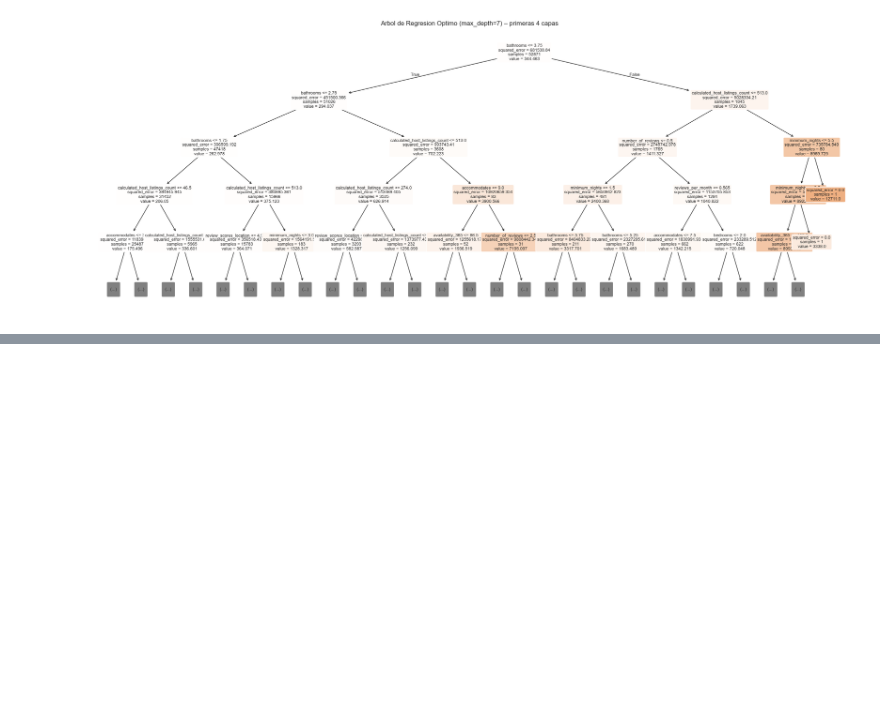
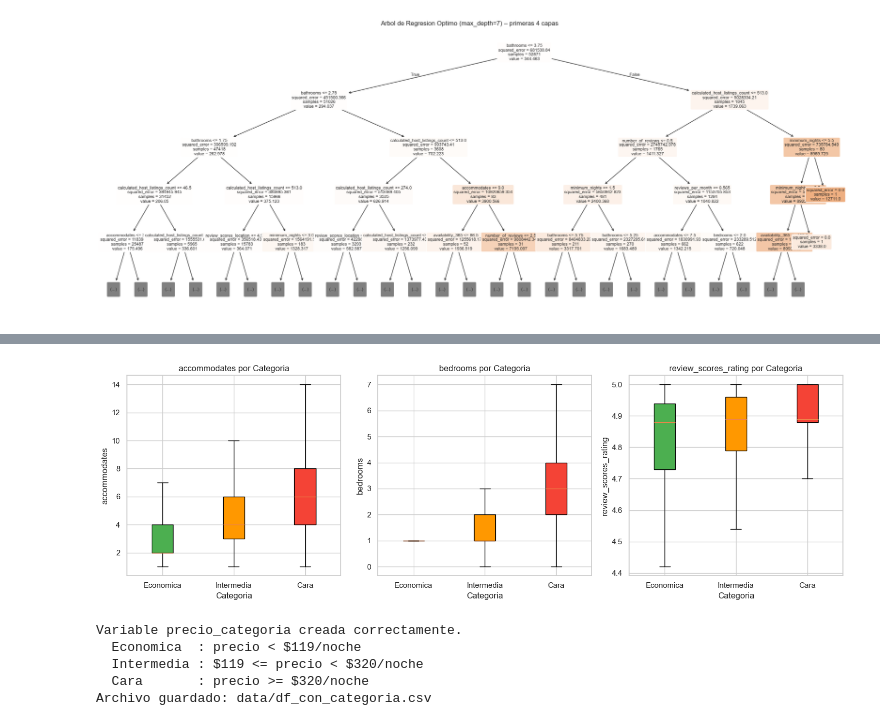
Before and after one commit to AleWWH1104/Lab4-md, a Jupyter notebook: Lab4-md.ipynb, the cells around one changed output, grey strips where cells are left out. Cells and saved outputs as stored; diff of their text form; code cells hidden in the pictures; blank space fills up the shorter version.

```diff
--- a/Lab4-md.ipynb
+++ b/Lab4-md.ipynb
@@ -885,0 +1113,34 @@ plt.show()
+# %%
+# Relación entre categoría y variables clave (confirma coherencia de los cortes)
+vars_check = ['accommodates', 'bedrooms', 'review_scores_rating']
+vars_check  = [v for v in vars_check if v in df_procesado.columns]
+
+fig, axes = plt.subplots(1, len(vars_check), figsize=(15, 5))
+for i, var in enumerate(vars_check):
+    data_plot = [df_procesado[df_procesado['precio_categoria'] == c][var].dropna() for c in orden]
+    bp = axes[i].boxplot(data_plot, labels=orden, patch_artist=True, showfliers=False)
+    for patch, cat in zip(bp['boxes'], orden):
+        patch.set_facecolor(colores_cat[cat])
+    axes[i].set_title(f'{var} por Categoria')
+    axes[i].set_xlabel('Categoria')
+    axes[i].set_ylabel(var)
+
+plt.tight_layout()
+plt.show()
+# %% [output]
+[figure, added]
+# %%
+# Guardar dataset con la nueva variable para los ejercicios 10–15
+df_procesado.to_csv('data/df_con_categoria.csv', index=False)
+
+print('Variable precio_categoria creada correctamente.')
+print(f'  Economica  : precio < ${p25:.0f}/noche')
+print(f'  Intermedia : ${p25:.0f} <= precio < ${p75:.0f}/noche')
+print(f'  Cara       : precio >= ${p75:.0f}/noche')
+print(f'Archivo guardado: data/df_con_categoria.csv')
+# %% [output]
+Variable precio_categoria creada correctamente.
+  Economica  : precio < $119/noche
+  Intermedia : $119 <= precio < $320/noche
+  Cara       : precio >= $320/noche
+Archivo guardado: data/df_con_categoria.csv
```
Also changed, not shown: parts of 28 cells of this notebook, 1 other file.
